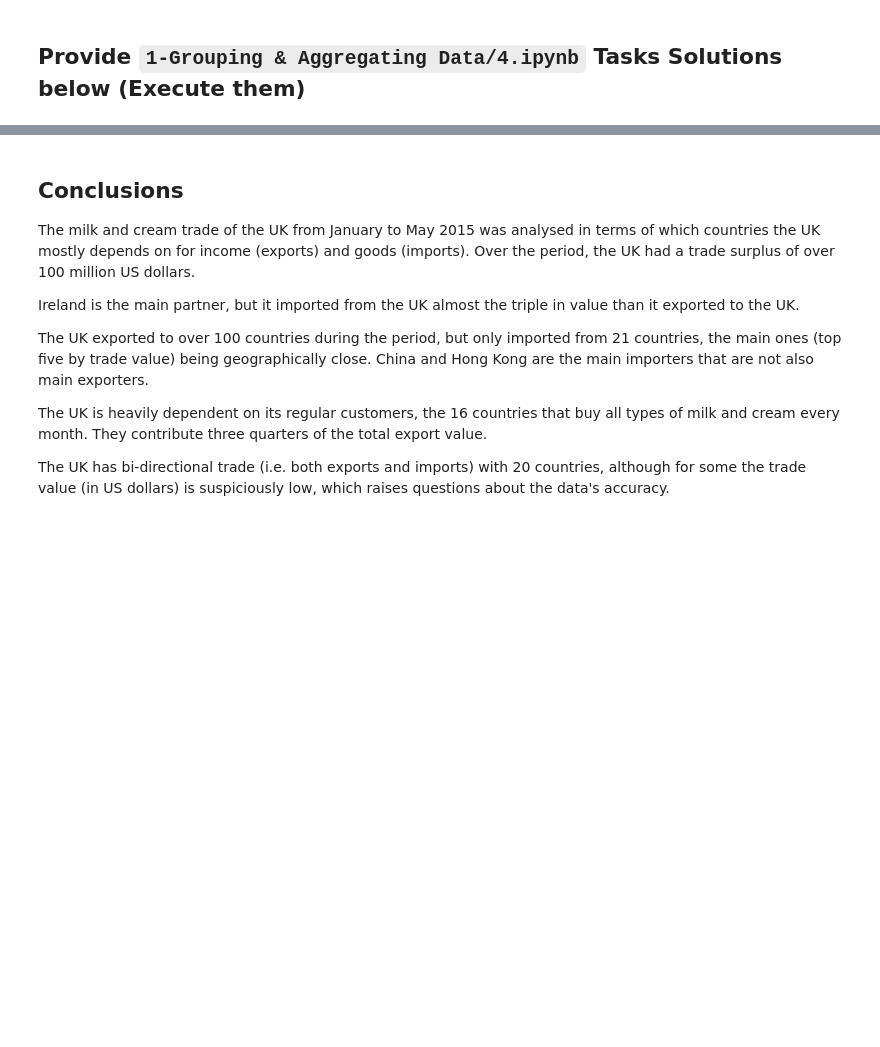
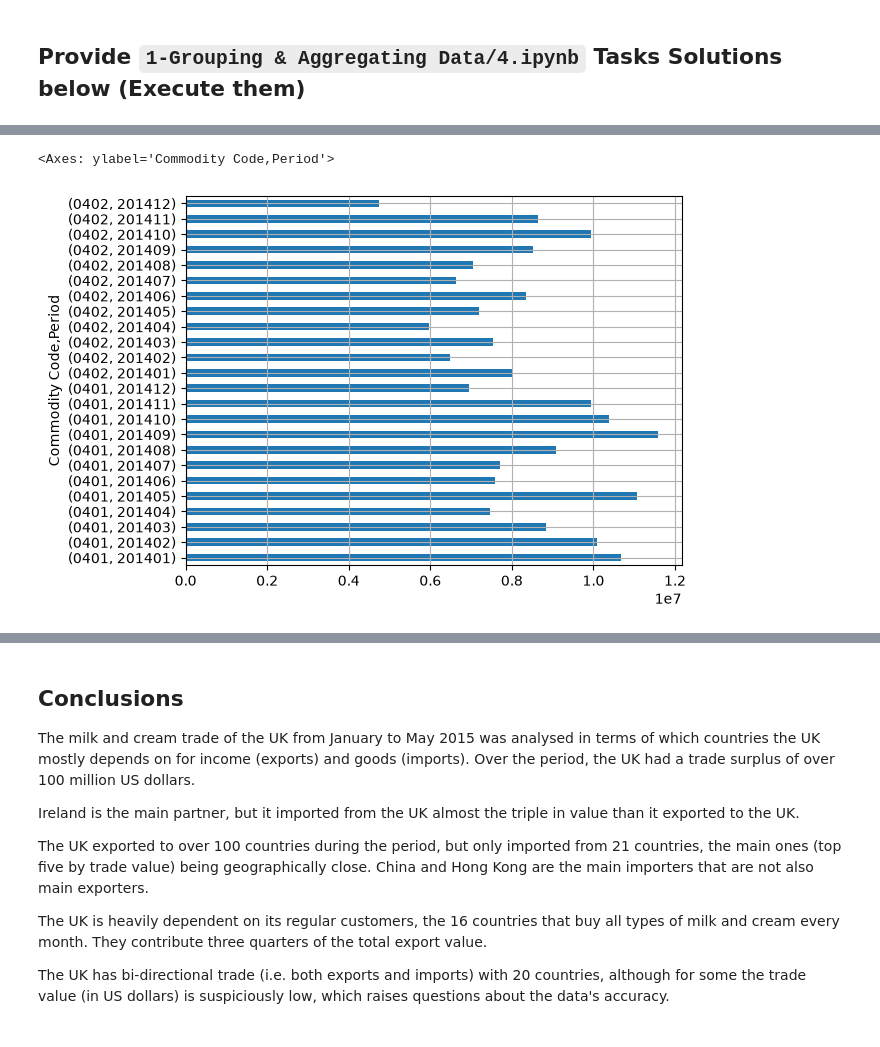
Before and after one commit to tinkerwkoko/Dataraflow-projects, a Jupyter notebook: Week-6/Week-8 Take Home.ipynb, the cells around one changed output, grey strips where cells are left out. Cells and saved outputs as stored; diff of their text form; code cells hidden in the pictures; blank space fills up the shorter version.

```diff
--- a/Week-6/Week-8 Take Home.ipynb
+++ b/Week-6/Week-8 Take Home.ipynb
@@ -332,0 +785,3 @@ summary.to_csv("milk_trade_summary.csv", index=False)
+# %%
+COLUMNS = ['Year', 'Period','Trade Flow','Reporter', 'Partner', 'Commodity','Commodity Code','Trade Value (US$)']
+milk = milk[COLUMNS]
@@ -336,0 +1374,5 @@ summary.to_csv("milk_trade_summary.csv", index=False)
+# %%
+milk_countries_imports.groupby(['Commodity Code','Period'])['Trade Value (US$)'].aggregate(max).plot(kind='barh')
+# %% [output]
+<Axes: ylabel='Commodity Code,Period'>
+[figure, added]
```
Also changed, not shown: parts of 136 cells of this notebook, 5 other files.
